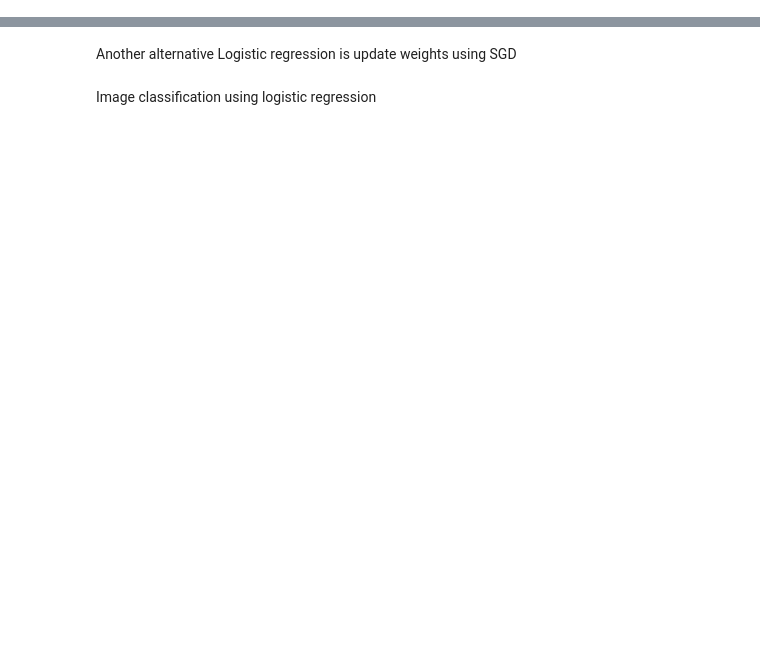
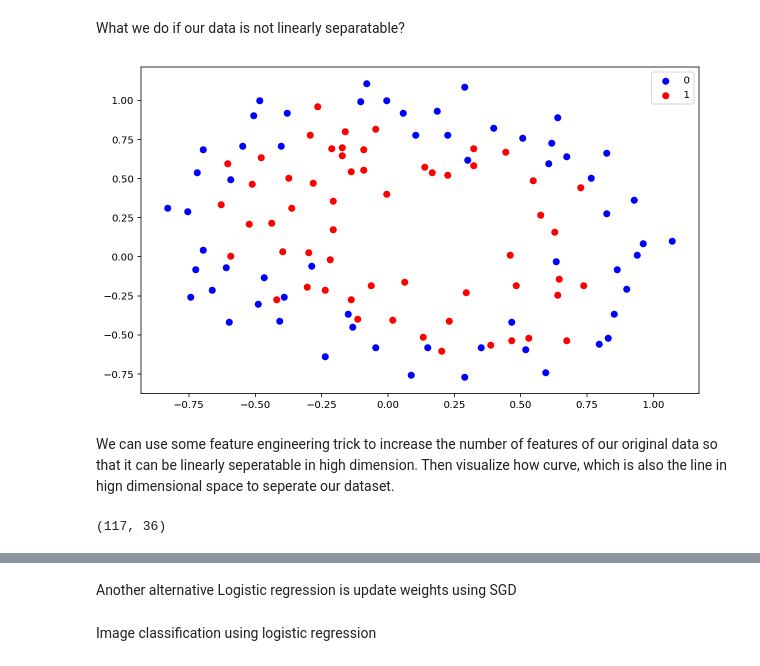
Before and after one commit to nickyfoto/learn, a Jupyter notebook: logistic_regression.ipynb, the cells around one changed output, grey strips where cells are left out. Saved outputs shown, nothing was run; the diff lists cells and outputs as text; code cells hidden in the pictures; blank space fills up the shorter version.

```diff
--- a/logistic_regression.ipynb
+++ b/logistic_regression.ipynb
@@ -43,0 +53,17 @@ plt.legend();
+# %% [markdown]
+What we do if our data is not linearly separatable?
+# %%
+microchip = load_data('microchip_tests.txt')
+X = microchip.iloc[:,:2].values
+y = microchip.iloc[:,2].values
+scatter_plot(X, y);
+# %% [output]
+[figure, added]
+# %% [markdown]
+We can use some feature engineering trick to increase the number of features of our original data so that it can be linearly seperatable in high dimension. Then visualize how curve, which is also the line in hign dimensional space to seperate our dataset.
+# %%
+poly = PolynomialFeatures(degree=7)
+X_poly = poly.fit_transform(X)
+X_poly.shape
+# %% [output]
+(117, 36)
```
Also changed, not shown: parts of 65 cells of this notebook, 5 other files.
